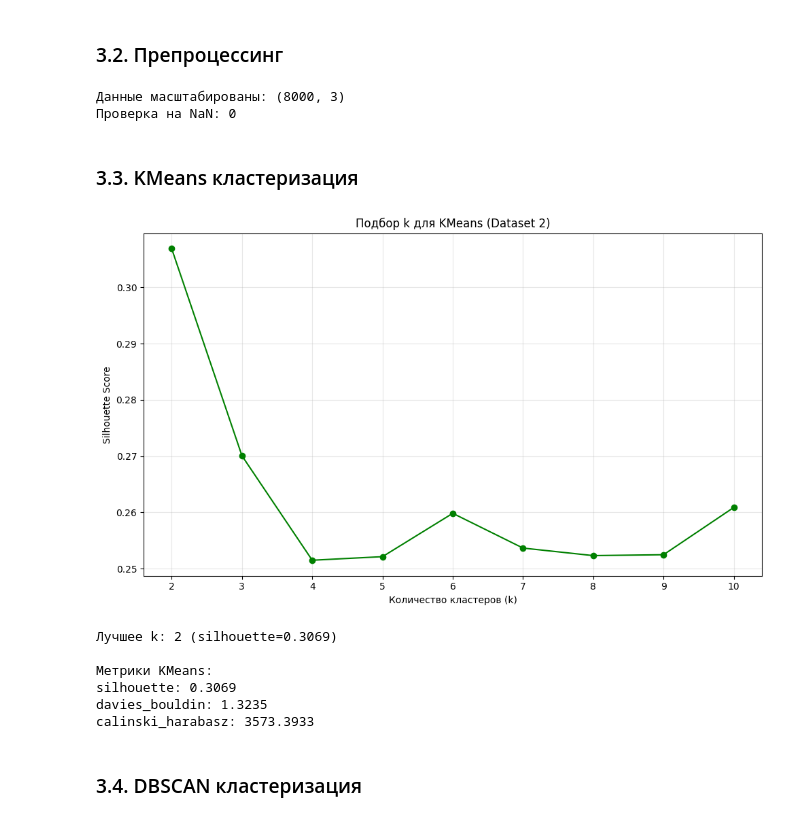
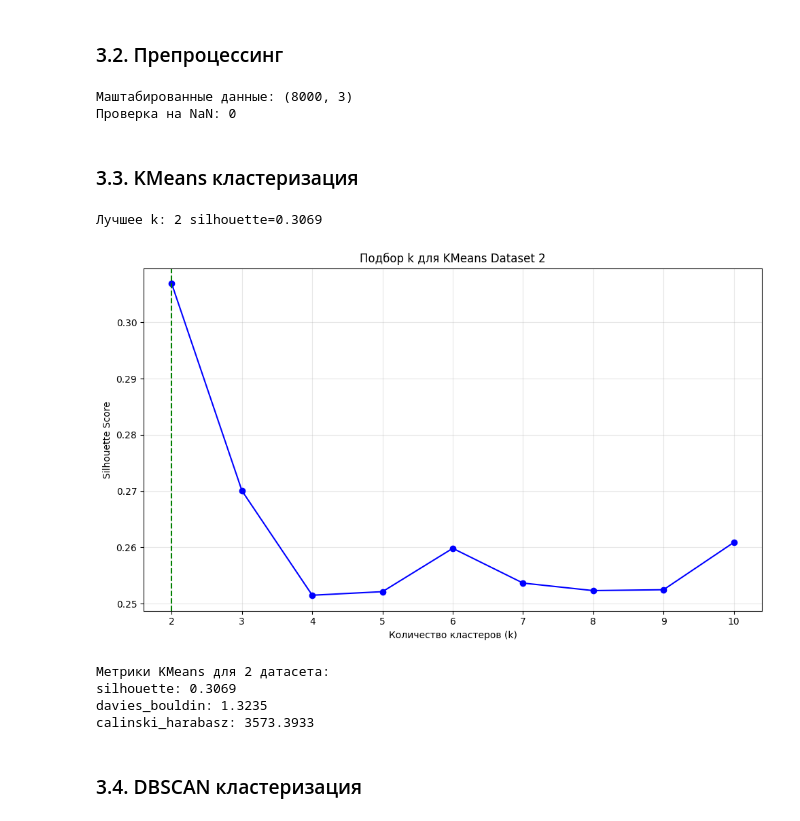
Before and after one commit to SeyYestyq/seyyestyq-aie-student-damir, a Jupyter notebook: homeworks/HW07/HW07.ipynb, the cells around one changed output. Cells and saved outputs as stored; diff of their text form; code cells hidden in the pictures.

```diff
--- a/homeworks/HW07/HW07.ipynb
+++ b/homeworks/HW07/HW07.ipynb
@@ -415,10 +414,10 @@ memory usage: 250.1 KB
 scaler2 = StandardScaler()
 X2_scaled = scaler2.fit_transform(X2)
 
-print(f"Данные масштабированы: {X2_scaled.shape}")
+print(f"Маштабированные данные: {X2_scaled.shape}")
 print(f"Проверка на NaN: {np.isnan(X2_scaled).sum()}")
 # %% [output]
-Данные масштабированы: (8000, 3)
+Маштабированные данные: (8000, 3)
 Проверка на NaN: 0
 # %% [markdown]
 ### 3.3. KMeans кластеризация
@@ -427,49 +426,49 @@ print(f"Проверка на NaN: {np.isnan(X2_scaled).sum()}")
 k_range = range(2, 11)
 silhouette_scores_km2 = []
 
 for k in k_range:
     kmeans = KMeans(n_clusters=k, random_state=RANDOM_STATE, n_init=10)
     labels = kmeans.fit_predict(X2_scaled)
     score = silhouette_score(X2_scaled, labels)
     silhouette_scores_km2.append(score)
 
-# Визуализация
+# полученная лучная К
+best_k2 = k_range[np.argmax(silhouette_scores_km2)]
+print(f"Лучшее k: {best_k2} silhouette={max(silhouette_scores_km2):.4f}")
+
+# График silhouette vs k для датасета 2
 plt.figure(figsize=(10, 6))
-plt.plot(k_range, silhouette_scores_km2, marker='o', color='green')
+plt.plot(k_range, silhouette_scores_km2, marker='o', color='blue')
+plt.axvline(x=best_k2, color='g', linestyle='--', label=f'Лучший k={best_k2}')
 plt.xlabel('Количество кластеров (k)')
 plt.ylabel('Silhouette Score')
-plt.title('Подбор k для KMeans (Dataset 2)')
+plt.title('Подбор k для KMeans Dataset 2')
 plt.grid(True, alpha=0.3)
 plt.tight_layout()
 plt.savefig('artifacts/figures/dataset2_kmeans_silhouette.png', dpi=300, bbox_inches='tight')
 plt.show()
 
-# Лучшее k
-best_k2 = k_range[np.argmax(silhouette_scores_km2)]
-print(f"Лучшее k: {best_k2} (silhouette={max(silhouette_scores_km2):.4f})")
-
-# Финальная модель
+# полученая модель
 kmeans2_final = KMeans(n_clusters=best_k2, random_state=RANDOM_STATE, n_init=10)
 labels_kmeans2 = kmeans2_final.fit_predict(X2_scaled)
 
 # Метрики
 metrics_kmeans2 = {
     'silhouette': silhouette_score(X2_scaled, labels_kmeans2),
     'davies_bouldin': davies_bouldin_score(X2_scaled, labels_kmeans2),
     'calinski_harabasz': calinski_harabasz_score(X2_scaled, labels_kmeans2)
 }
 
-print("\nМетрики KMeans:")
+print("\nМетрики KMeans для 2 датасета:")
 for metric, value in metrics_kmeans2.items():
     print(f"{metric}: {value:.4f}")
 # %% [output]
+Лучшее k: 2 silhouette=0.3069
-[figure, old version]
+[figure, new version]
-Лучшее k: 2 (silhouette=0.3069)
-
-Метрики KMeans:
-silhouette: 0.3069
-davies_bouldin: 1.3235
-calinski_harabasz: 3573.3933
+Метрики KMeans для 2 датасета:
+silhouette: 0.3069
+davies_bouldin: 1.3235
+calinski_harabasz: 3573.3933
 # %% [markdown]
 ### 3.4. DBSCAN кластеризация
 # %%
```
Also changed, not shown: parts of 15 cells of this notebook, 6 other files.
